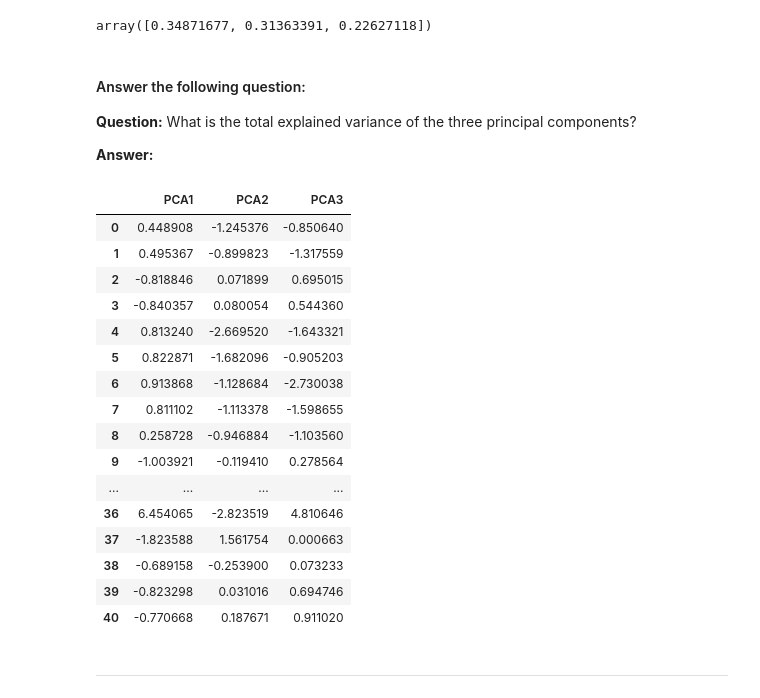
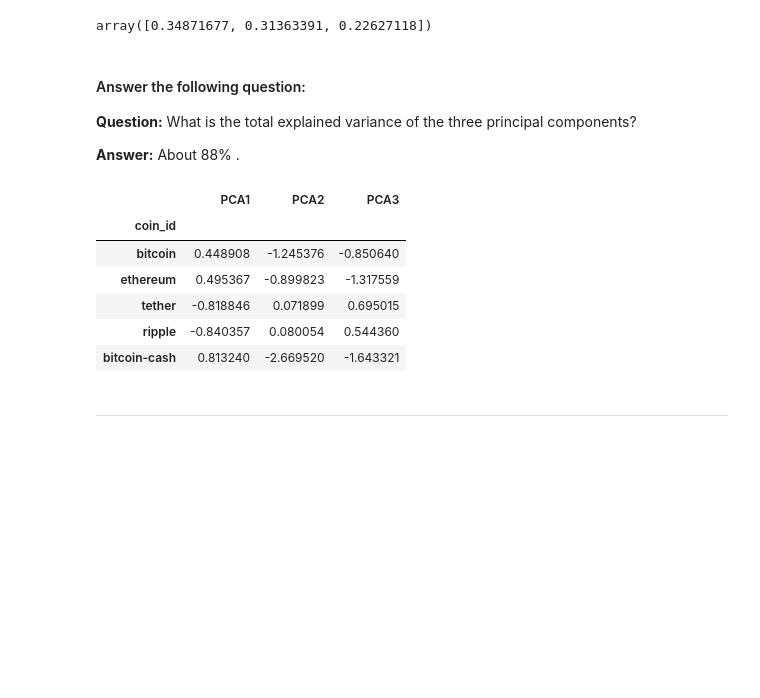
Before and after one commit to limbus7/CryptoClustering, a Jupyter notebook: Crypto_Clustering.ipynb, the cells around one changed output. Saved outputs shown, nothing was run; the diff lists cells and outputs as text; code cells hidden in the pictures; blank space fills up the shorter version.

```diff
--- a/Crypto_Clustering.ipynb
+++ b/Crypto_Clustering.ipynb
@@ -80,17 +75,17 @@ array([[ 5.08529366e-01,  4.93193071e-01,  7.72200433e-01,
 # %%
 # Create a DataFrame with the scaled data
-crypto_transformed = pd.DataFrame(crypto_scaled, columns=['price_change_percentage_24h', 'price_change_percentage_7d', 'price_change_percentage_14d', 'price_change_percentage_30d', 'price_change_percentage_60d', 'price_change_percentage_200d',	'price_change_percentage_1y'])
-crypto_transformed
+crypto_scaled_df = pd.DataFrame(crypto_scaled, columns=['price_change_percentage_24h', 'price_change_percentage_7d', 'price_change_percentage_14d', 'price_change_percentage_30d', 'price_change_percentage_60d', 'price_change_percentage_200d',	'price_change_percentage_1y'])
+crypto_scaled_df
 
 # Copy the crypto names from the original data
 coins = list(df_market_data.index) #this returns a list of all the coin names from the original data
 coins
 # Set the coinid column as index
-crypto_transformed['coin_id'] = coins  #create a new column in the transformed df containing the list of coins
-crypto_transformed = crypto_transformed.set_index('coin_id') #set the df index to the new coin_id column
+crypto_scaled_df['coin_id'] = coins  #create a new column in the transformed df containing the list of coins
+crypto_scaled_df = crypto_scaled_df.set_index('coin_id') #set the df index to the new coin_id column
 
 # Display sample data
-crypto_transformed
+crypto_scaled_df
 # %% [output]
 |  | price_change_percentage_24h | price_change_percentage_7d | price_change_percentage_14d | price_change_percentage_30d | ... |
 | coin_id |  |  |  |  | ... |
@@ -181,12 +172,12 @@ elbow_df1.hvplot.line(
 model = KMeans(n_clusters=4, random_state=1)
 # %%
 # Fit the K-Means model using the scaled data
-model.fit(crypto_transformed)
+model.fit(crypto_scaled_df)
 # %% [output]
 KMeans(n_clusters=4, random_state=1)
 # %%
 # Predict the clusters to group the cryptocurrencies using the scaled data
-k_4 = model.predict(crypto_transformed)
+k_4 = model.predict(crypto_scaled_df)
 
 # Print the resulting array of cluster values.
 k_4
@@ -196,7 +187,7 @@ array([2, 2, 0, 0, 2, 2, 2, 2, 2, 0, 0, 0, 0, 2, 0, 2, 0, 0, 2, 0, 0, 2,
       dtype=int32)
 # %%
 # Create a copy of the DataFrame
-clusters_predicted = crypto_transformed.copy()
+clusters_predicted = crypto_scaled_df.copy()
 # %%
 # Add a new column to the DataFrame with the predicted clusters
 clusters_predicted['predicted_cluster'] = k_4
@@ -256,48 +247,38 @@ array([0.34871677, 0.31363391, 0.22627118])
 
 **Question:** What is the total explained variance of the three principal components?
 
-**Answer:**
+**Answer:** About 88% .
 # %%
 # Create a new DataFrame with the PCA data.
 
 cluster_pca_df = pd.DataFrame(
     clusters_pca,
     columns = ["PCA1", "PCA2", "PCA3"]
 )
 cluster_pca_df
 
 # Creating a DataFrame with the PCA data
 
 cluster_pca_df['coin_id'] = list(clusters_predicted.index)
-cluster_pca_df
+
 
 
 # Copy the crypto names from the original data
 
 cluster_pca_df = cluster_pca_df.set_index('coin_id')
 
 # Set the coinid column as index
-cluster_pca_df
+cluster_pca_df.head()
 
 # Display sample data
 # %% [output]
 |  | PCA1 | PCA2 | PCA3 |
-| 0 | 0.448908 | -1.245376 | -0.850640 |
-| 1 | 0.495367 | -0.899823 | -1.317559 |
-| 2 | -0.818846 | 0.071899 | 0.695015 |
-| 3 | -0.840357 | 0.080054 | 0.544360 |
-| 4 | 0.813240 | -2.669520 | -1.643321 |
-| 5 | 0.822871 | -1.682096 | -0.905203 |
-| 6 | 0.913868 | -1.128684 | -2.730038 |
-| 7 | 0.811102 | -1.113378 | -1.598655 |
-| 8 | 0.258728 | -0.946884 | -1.103560 |
-| 9 | -1.003921 | -0.119410 | 0.278564 |
-| ... | ... | ... | ... |
-| 36 | 6.454065 | -2.823519 | 4.810646 |
-| 37 | -1.823588 | 1.561754 | 0.000663 |
-| 38 | -0.689158 | -0.253900 | 0.073233 |
-| 39 | -0.823298 | 0.031016 | 0.694746 |
-| 40 | -0.770668 | 0.187671 | 0.911020 |
+| coin_id |  |  |  |
+| bitcoin | 0.448908 | -1.245376 | -0.850640 |
+| ethereum | 0.495367 | -0.899823 | -1.317559 |
+| tether | -0.818846 | 0.071899 | 0.695015 |
+| ripple | -0.840357 | 0.080054 | 0.544360 |
+| bitcoin-cash | 0.813240 | -2.669520 | -1.643321 |
 # %% [markdown]
 ---
 # %% [markdown]
```
Also changed, not shown: parts of 9 cells of this notebook.
